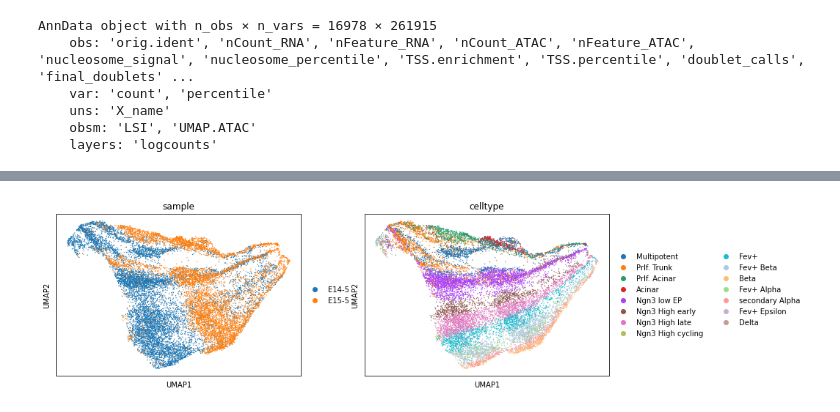
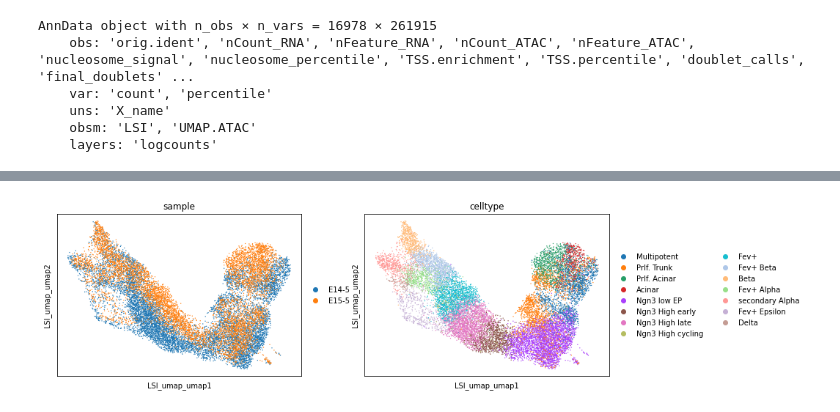
Before and after one commit to theislab/moscot-framework_reproducibility, a Jupyter notebook: 11_01_EDA.ipynb, the cells around one changed output, grey strips where cells are left out. Saved outputs shown, nothing was run; the diff lists cells and outputs as text; code cells hidden in the pictures.

```diff
--- a/11_01_EDA.ipynb
+++ b/11_01_EDA.ipynb
@@ -81,4 +117,5 @@ WARNING: You’re trying to run this on 261915 dimensions of `.X`, if you really
 # %%
-sc.pl.umap(bdata, color=["sample", "celltype"])
+# does not look alike, why?
+sc.pl.embedding(bdata, basis="LSI_umap_umap" ,color=["sample", "celltype"])
 # %% [output]
-[figure, old version]
+[figure, new version]
```
Also changed, not shown: parts of 28 cells of this notebook, 45 other files.
